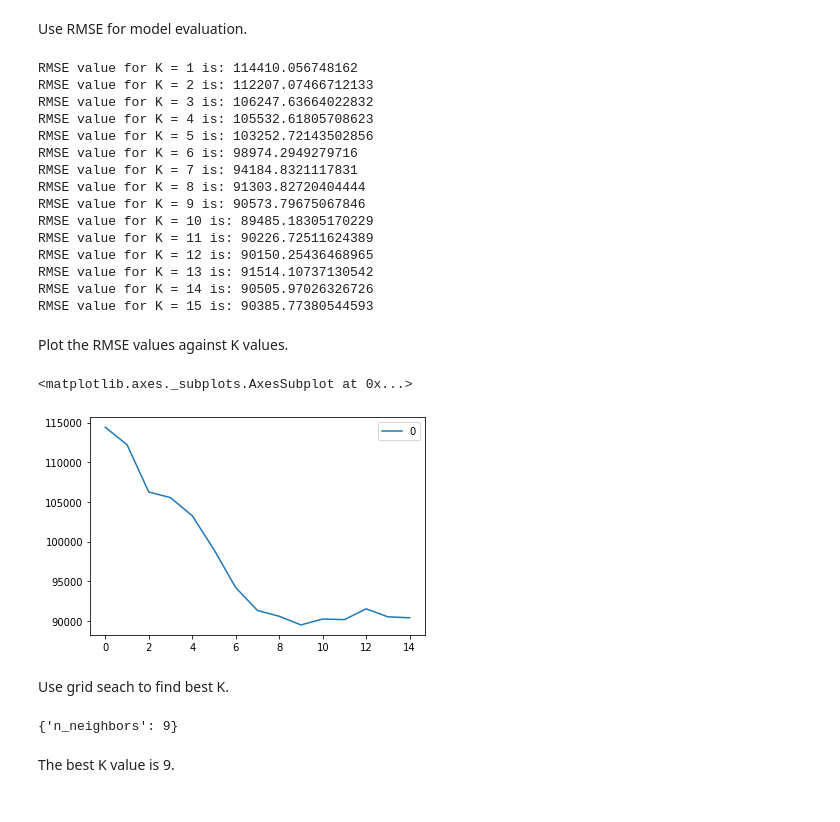
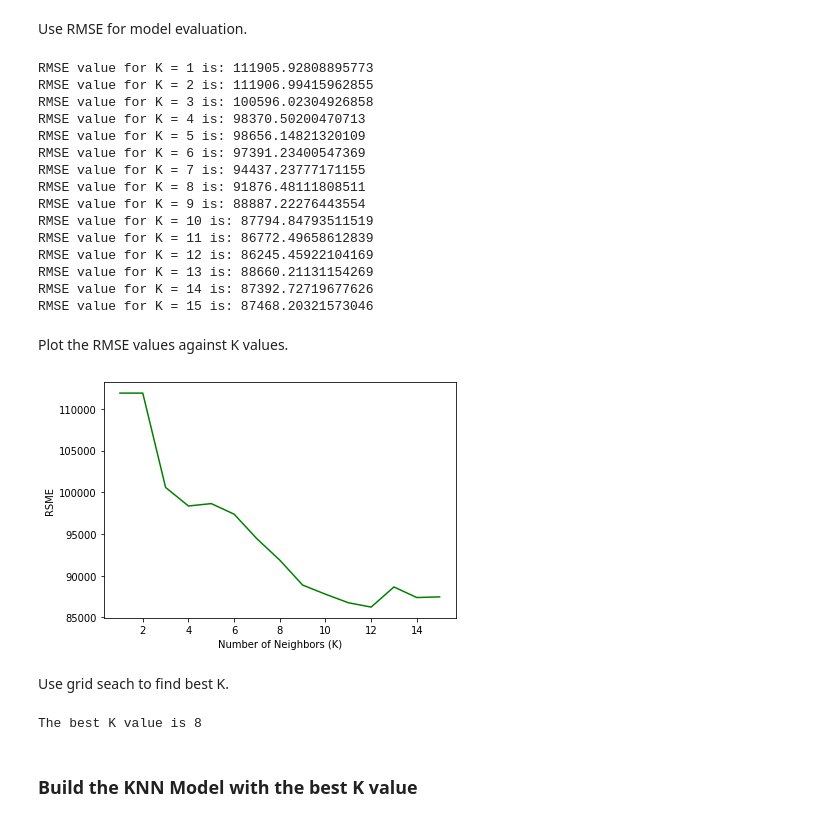
Before and after one commit to edrickeane13/predicting_airbnb_prices, a Jupyter notebook: nbs/predicting_airbnb_prices.ipynb, the cells around one changed output. Cells and saved outputs as stored; diff of their text form; code cells hidden in the pictures.

Commit message:
Build KNN model to predict Airbnb rate

```diff
--- a/nbs/predicting_airbnb_prices.ipynb
+++ b/nbs/predicting_airbnb_prices.ipynb
@@ -437,3 +432,0 @@ From the histogram, the data distribution is normal, StandardScaler is used.
-# %%
-x = preprocessing.StandardScaler().fit(x).transform(x.astype(float))
-x[0:5]
@@ -454,0 +444,3 @@ Test set: (51, 5) (51,)
+# %%
+x_train = preprocessing.StandardScaler().fit(x_train).transform(x_train.astype(float))
+x_test = preprocessing.StandardScaler().fit(x_test).transform(x_test.astype(float))
@@ -459,7 +457,9 @@ Use RMSE for model evaluation.
 # %%
 rmse_val = [] # Variable to store RMSE values for different K
 
-for K in range(15):
+Ks = 15
+
+for K in range(Ks):
     K += 1
 
     model = neighbors.KNeighborsRegressor(n_neighbors=K).fit(x_train, y_train)
@@ -470,38 +470,40 @@ for K in range(15):
 
     print('RMSE value for K =', K, 'is:', error)
 # %% [output]
-RMSE value for K = 1 is: 114410.056748162
-RMSE value for K = 2 is: 112207.07466712133
-RMSE value for K = 3 is: 106247.63664022832
-RMSE value for K = 4 is: 105532.61805708623
-RMSE value for K = 5 is: 103252.72143502856
-RMSE value for K = 6 is: 98974.2949279716
-RMSE value for K = 7 is: 94184.8321117831
-RMSE value for K = 8 is: 91303.82720404444
-RMSE value for K = 9 is: 90573.79675067846
-RMSE value for K = 10 is: 89485.18305170229
-RMSE value for K = 11 is: 90226.72511624389
-RMSE value for K = 12 is: 90150.25436468965
-RMSE value for K = 13 is: 91514.10737130542
-RMSE value for K = 14 is: 90505.97026326726
-RMSE value for K = 15 is: 90385.77380544593
+RMSE value for K = 1 is: 111905.92808895773
+RMSE value for K = 2 is: 111906.99415962855
+RMSE value for K = 3 is: 100596.02304926858
+RMSE value for K = 4 is: 98370.50200470713
+RMSE value for K = 5 is: 98656.14821320109
+RMSE value for K = 6 is: 97391.23400547369
+RMSE value for K = 7 is: 94437.23777171155
+RMSE value for K = 8 is: 91876.48111808511
+RMSE value for K = 9 is: 88887.22276443554
+RMSE value for K = 10 is: 87794.84793511519
+RMSE value for K = 11 is: 86772.49658612839
+RMSE value for K = 12 is: 86245.45922104169
+RMSE value for K = 13 is: 88660.21131154269
+RMSE value for K = 14 is: 87392.72719677626
+RMSE value for K = 15 is: 87468.20321573046
 # %% [markdown]
 Plot the RMSE values against K values.
-# %%
-curve = pd.DataFrame(rmse_val)
-curve.plot()
-# %% [output]
-<matplotlib.axes._subplots.AxesSubplot at 0x...>
-[figure, removed]
+# %%
+plt.plot(range(1, Ks+1), np.array(rmse_val), 'g')
+plt.ylabel('RSME')
+plt.xlabel('Number of Neighbors (K)')
+plt.tight_layout()
+plt.show()
+# %% [output]
+[figure, added]
 # %% [markdown]
 Use grid seach to find best K.
 # %%
 params = {'n_neighbors': [2,3,4,5,6,7,8,9,10,11,12,13,14,15]}
 knn = neighbors.KNeighborsRegressor()
-model = GridSearchCV(knn, params, cv=5)
+model = GridSearchCV(knn, params)
 model.fit(x_train, y_train)
-model.best_params_
+print('The best K value is', model.best_params_['n_neighbors'])
 # %% [output]
-{'n_neighbors': 9}
+The best K value is 8
-# %% [markdown]
-The best K value is 9.
+# %% [markdown]
+### Build the KNN Model with the best K value
```
Also changed, not shown: parts of 14 cells of this notebook, 1 other file.
